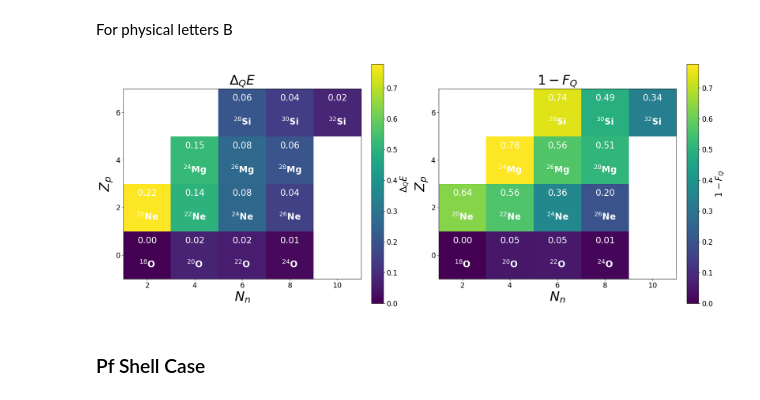
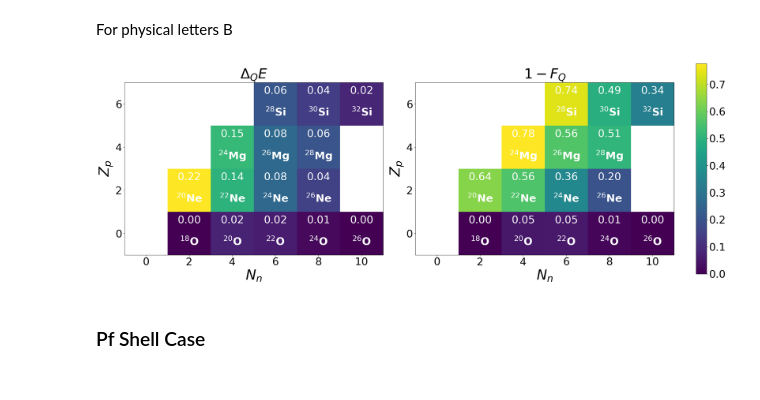
Before and after one commit to emacosta95/2nd_qa4nsm, a Jupyter notebook: AnalysisQHQ.ipynb, the cells around one changed output. Cells and saved outputs as stored; diff of their text form; code cells hidden in the pictures.

```diff
--- a/AnalysisQHQ.ipynb
+++ b/AnalysisQHQ.ipynb
@@ -435,10 +435,11 @@ file_name='data/usdb.nat'
 
 SPS=SingleParticleState(file_name=file_name)
 
+print(SPS.energies.shape)
 
 
-nparts=[(2,0),(4,0),(6,0),(8,0),(2,2),(4,2),(6,2),(8,2),(4,4),(6,4),(8,4),(6,6),(8,6),(10,6)]
-titles=[r'$^{18}$O',r'$^{20}$O',r'$^{22}$O',r'$^{24}$O',r'$^{20}$Ne',r'$^{22}$Ne',r'$^{24}$Ne',r'$^{26}$Ne',r'$^{24}$Mg',r'$^{26}$Mg',r'$^{28}$Mg',r'$^{28}$Si',r'$^{30}$Si',r'$^{32}$Si']
+nparts=[(2,0),(4,0),(6,0),(8,0),(10,0),(2,2),(4,2),(6,2),(8,2),(4,4),(6,4),(8,4),(6,6),(8,6),(10,6)]
+titles=[r'$^{18}$O',r'$^{20}$O',r'$^{22}$O',r'$^{24}$O',r'$^{26}$O',r'$^{20}$Ne',r'$^{22}$Ne',r'$^{24}$Ne',r'$^{26}$Ne',r'$^{24}$Mg',r'$^{26}$Mg',r'$^{28}$Mg',r'$^{28}$Si',r'$^{30}$Si',r'$^{32}$Si']
 
 size_a=SPS.energies.shape[0]//2
 size_b=SPS.energies.shape[0]//2
@@ -529,6 +536,11 @@ values = energy_errors  # Or use energy_errors or fidelities
 # Get all even values for proton/neutron
 protons = sorted(set(p for n, p in nparts))
 neutrons = sorted(set(n for n, p in nparts))
+
+protons=[0,2,4,6]
+neutrons=[2,4,6,8,10]
+
+
 
 # Create mapping from proton/neutron count to index
 p_idx = {p: i for i, p in enumerate(protons)}
@@ -616,99 +628,78 @@ plt.show()
 # %% [markdown]
 For physical letters B
 # %%
-fig, ax = plt.subplots(1, 2, figsize=(20, 10))  # 1 row, 2 columns
+import numpy as np
+import matplotlib.pyplot as plt
+
+fig, ax = plt.subplots(1, 2, figsize=(25, 12), constrained_layout=True)
 
 ### ---------- First plot: Δ_Q E ---------- ###
 values = energy_errors
 
-# Get unique proton and neutron numbers
-protons = sorted(set(p for n, p in nparts))
-neutrons = sorted(set(n for n, p in nparts))
+protons = [0, 2, 4, 6]
+neutrons = [0, 2, 4, 6, 8, 10]
 p_idx = {p: i for i, p in enumerate(protons)}
 n_idx = {n: i for i, n in enumerate(neutrons)}
 
-# Create and fill matrix [protons, neutrons]
 matrix = np.full((len(protons), len(neutrons)), np.nan)
 for (n, p), val in zip(nparts, values):
     matrix[p_idx[p], n_idx[n]] = val
 
-# Plot heatmap
-cax = ax[0].imshow(matrix, cmap='viridis', origin='lower')
+im0 = ax[0].imshow(matrix, cmap='viridis', origin='lower')
 
-# Axes
 ax[0].set_xticks(np.arange(len(neutrons)))
 ax[0].set_yticks(np.arange(len(protons)))
-ax[0].set_xticklabels(neutrons, fontsize=14)
-ax[0].set_yticklabels(protons, fontsize=14)
-ax[0].set_xlabel(r"$N_n$", fontsize=30)
-ax[0].set_ylabel(r"$Z_p$", fontsize=30)
-ax[0].set_title(r'$\Delta_Q E$', fontsize=30)
+ax[0].set_xticklabels(neutrons, fontsize=30)
+ax[0].set_yticklabels(protons, fontsize=30)
+ax[0].set_xlabel(r"$N_n$", fontsize=40)
+ax[0].set_ylabel(r"$Z_p$", fontsize=40)
+ax[0].set_title(r'$\Delta_Q E$', fontsize=40)
 
-# Overlay values and titles
 for (n, p), title, val in zip(nparts, titles, values):
-    i = p_idx[p]
-    j = n_idx[n]
+    i, j = p_idx[p], n_idx[n]
     if not np.isnan(val):
-        ax[0].text(j, i - 0.2, f"{title}", ha='center', va='center', color='white', fontsize=20, weight='bold')
-        ax[0].text(j, i + 0.3, f"{val:.2f}", ha='center', va='center', color='white', fontsize=20)
-
-# Colorbar
-# cbar = fig.colorbar(cax, ax=ax[0])
-# cbar.set_label(r'$\Delta_Q E$', fontsize=20)
-# cbar.ax.tick_params(labelsize=16)
+        ax[0].text(j, i - 0.2, f"{title}", ha='center', va='center',
+                   color='white', fontsize=30, weight='bold')
+        ax[0].text(j, i + 0.3, f"{val:.2f}", ha='center', va='center',
+                   color='white', fontsize=30)
 
 
 ### ---------- Second plot: 1 - F_Q ---------- ###
 values = fidelities
 
-# Create and fill matrix [protons, neutrons]
 matrix = np.full((len(protons), len(neutrons)), np.nan)
 for (n, p), val in zip(nparts, values):
     matrix[p_idx[p], n_idx[n]] = val
 
-# Plot heatmap
-cax = ax[1].imshow(matrix, cmap='viridis', origin='lower')
+im1 = ax[1].imshow(matrix, cmap='viridis', origin='lower')
 
-# Axes
 ax[1].set_xticks(np.arange(len(neutrons)))
 ax[1].set_yticks(np.arange(len(protons)))
 ax[1].set_xticklabels(neutrons, fontsize=20)
 ax[1].set_yticklabels(protons, fontsize=20)
-ax[1].set_xlabel(r"$N_n$", fontsize=30)
-ax[1].set_ylabel(r"$Z_p$", fontsize=30)
-ax[1].set_title(r'$1-F_Q$', fontsize=30)
+ax[1].set_xlabel(r"$N_n$", fontsize=40)
+ax[1].set_ylabel(r"$Z_p$", fontsize=40)
+ax[1].set_title(r'$1-F_Q$', fontsize=40)
+ax[1].tick_params(labelsize=30)
 
-# Overlay values and titles
 for (n, p), title, val in zip(nparts, titles, values):
-    i = p_idx[p]
-    j = n_idx[n]
+    i, j = p_idx[p], n_idx[n]
     if not np.isnan(val):
-        ax[1].text(j, i - 0.2, f"{title}", ha='center', va='center', color='white', fontsize=20, weight='bold')
-        ax[1].text(j, i + 0.3, f"{val:.2f}", ha='center', va='center', color='white', fontsize=20)
+        ax[1].text(j, i - 0.2, f"{title}", ha='center', va='center',
+                   color='white', fontsize=30, weight='bold')
+        ax[1].text(j, i + 0.3, f"{val:.2f}", ha='center', va='center',
+                   color='white', fontsize=30)
 
-# # Colorbar
-# cbar = fig.colorbar(cax, ax=ax[1])
-# cbar.set_label(r'$1-F_Q$', fontsize=20)
-# cbar.ax.tick_params(labelsize=16)
 
-# Colorbar for Δ_Q E
-cbar = fig.colorbar(cax, ax=ax[0], fraction=0.046, pad=0.04)
-cbar.set_label(r'$\Delta_Q E$', fontsize=20)
-cbar.ax.tick_params(labelsize=16)
+### ---------- Single shared colorbar ---------- ###
+# Use the last heatmap (im1) just for reference; both use same colormap
+cbar = fig.colorbar(im1, ax=ax, location='right', fraction=0.046, pad=0.04,shrink=0.7)
+cbar.ax.tick_params(labelsize=30)
+#cbar.set_label(r'Color scale', fontsize=20)  # <- change label if needed
 
-# ...
-# Colorbar for 1 - F_Q
-cbar = fig.colorbar(cax, ax=ax[1], fraction=0.046, pad=0.04)
-cbar.set_label(r'$1-F_Q$', fontsize=20)
-cbar.ax.tick_params(labelsize=16)
-
-# Final touches
-ax[0].tick_params(labelsize=16)
-ax[1].tick_params(labelsize=16)
-plt.tight_layout()
 plt.show()
 # %% [output]
-[figure, old version]
+[figure, new version]
 # %% [markdown]
 ### Pf Shell Case
 # %% [markdown]
```
Also changed, not shown: parts of 8 cells of this notebook, 2 other files.
